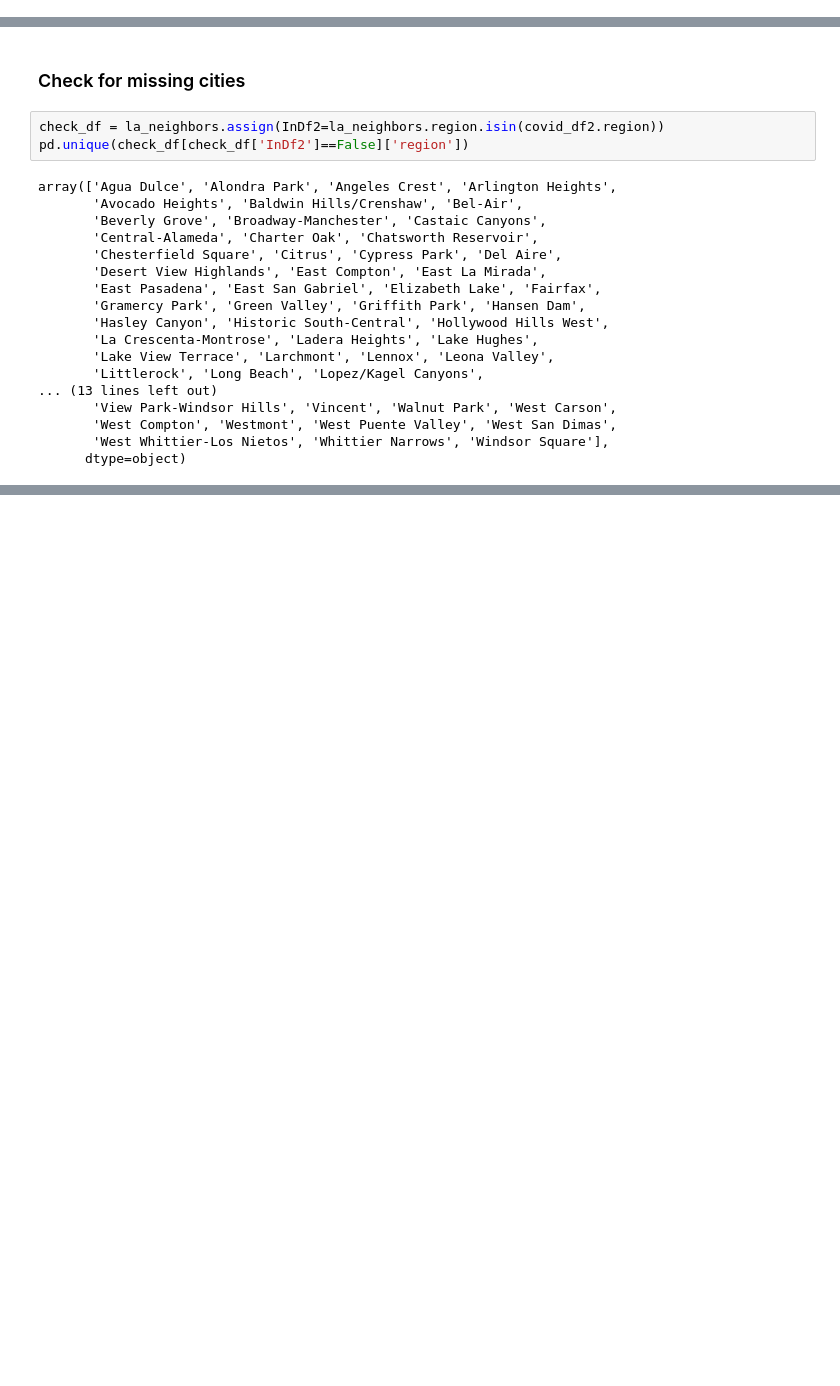
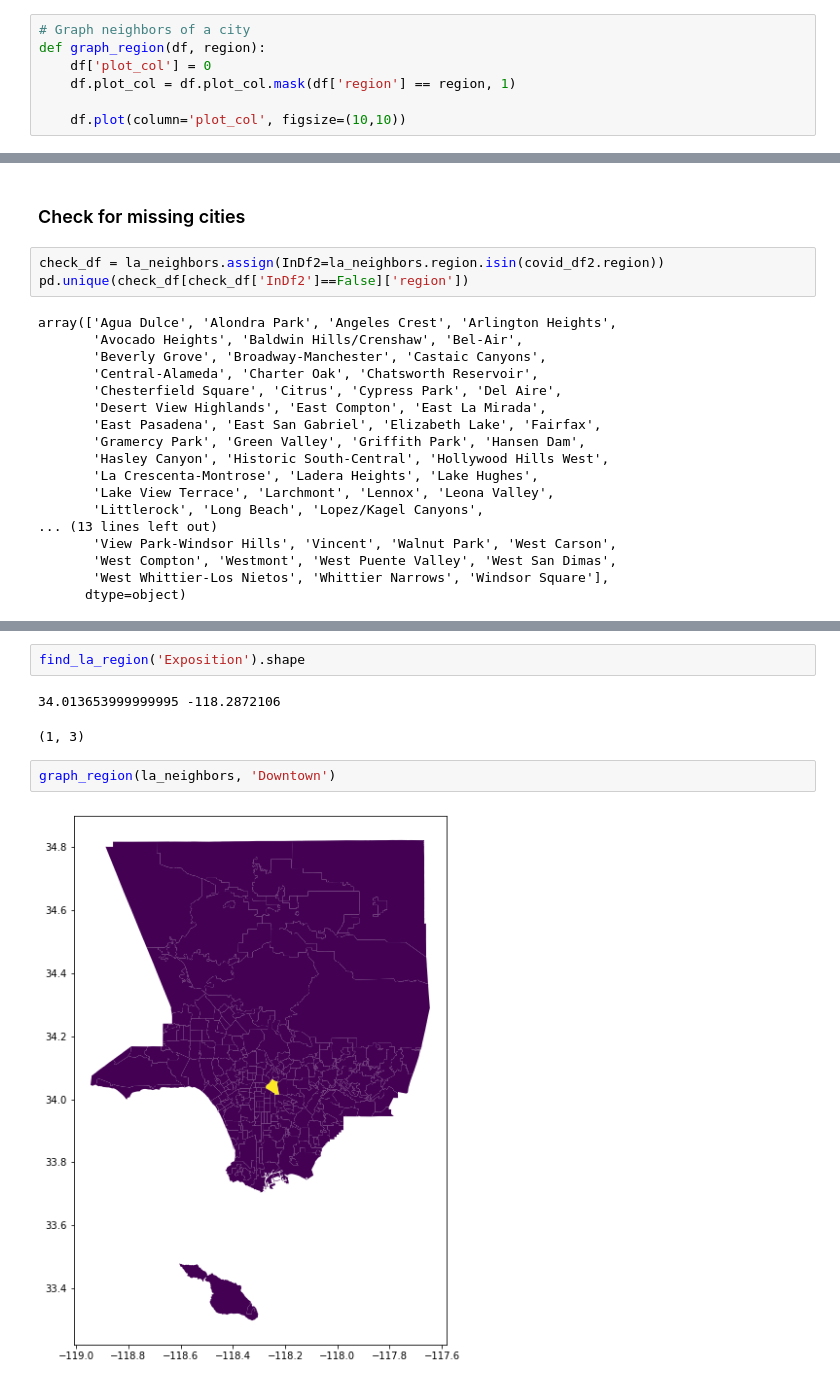
Before and after one commit to kaushiktandon/COVID-19-LA-Neighborhood-Case-Prediction, a Jupyter notebook: code/covid_cases_data_processing.ipynb, the cells around one changed output, grey strips where cells are left out. Drawn from its saved outputs; the diff is of its cells as text; blank space fills up the shorter version.

```diff
--- a/code/covid_cases_data_processing.ipynb
+++ b/code/covid_cases_data_processing.ipynb
@@ -42,6 +42,13 @@ def graph_neighbors(df, index):
         df.plot_col = df.plot_col.mask(df['region'] == n, 2)
 
     df.plot(column='plot_col', figsize=(10,10))
+# %%
+# Graph neighbors of a city
+def graph_region(df, region):
+    df['plot_col'] = 0
+    df.plot_col = df.plot_col.mask(df['region'] == region, 1)
+
+    df.plot(column='plot_col', figsize=(10,10))
 # %%
 ### Get neighbors of every city
 la_neighbors = la_shapes.rename(columns={'name':'region'})
@@ -871,0 +929,9 @@ array(['City', 'Melrose', 'Silverlake', 'West Vernon', 'Baldwin Hills',
+# %%
+find_la_region('Exposition').shape
+# %% [output]
+34.013653999999995 -118.2872106
+(1, 3)
+# %%
+graph_region(la_neighbors, 'Downtown')
+# %% [output]
+[figure, added]
```
Also changed, not shown: parts of 10 cells of this notebook, 3 other files.
